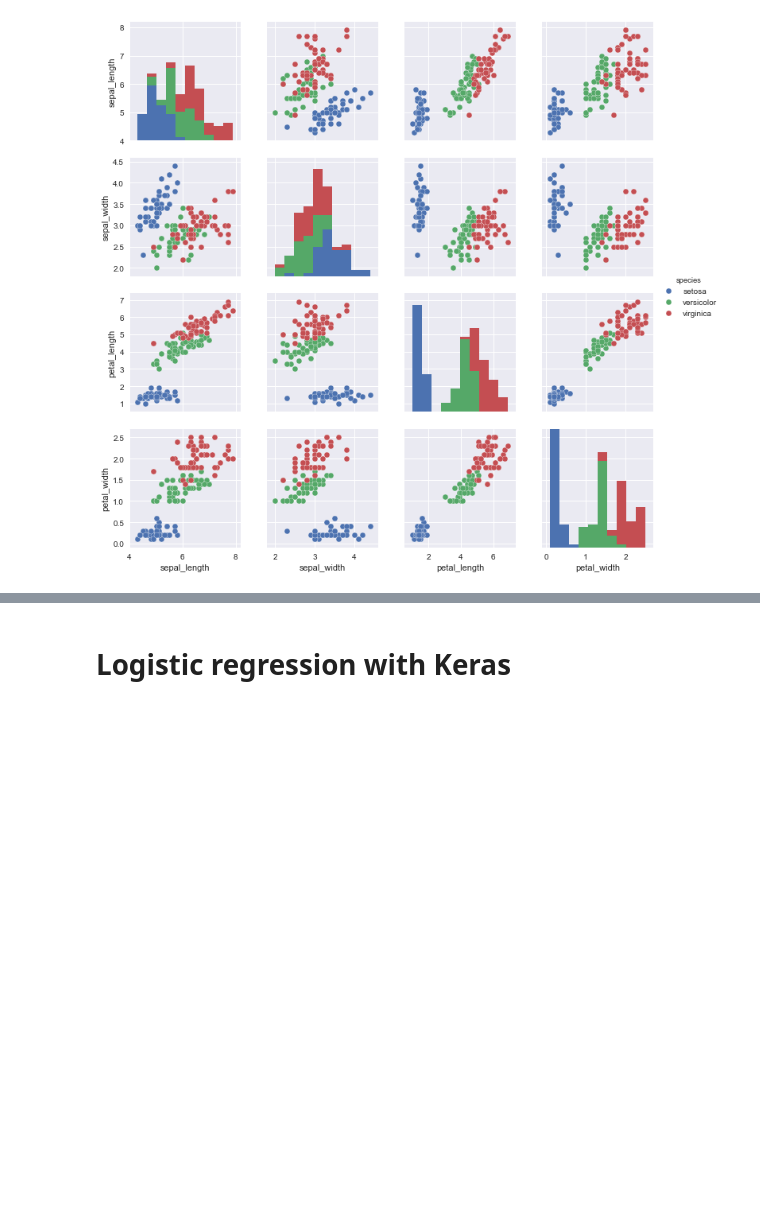
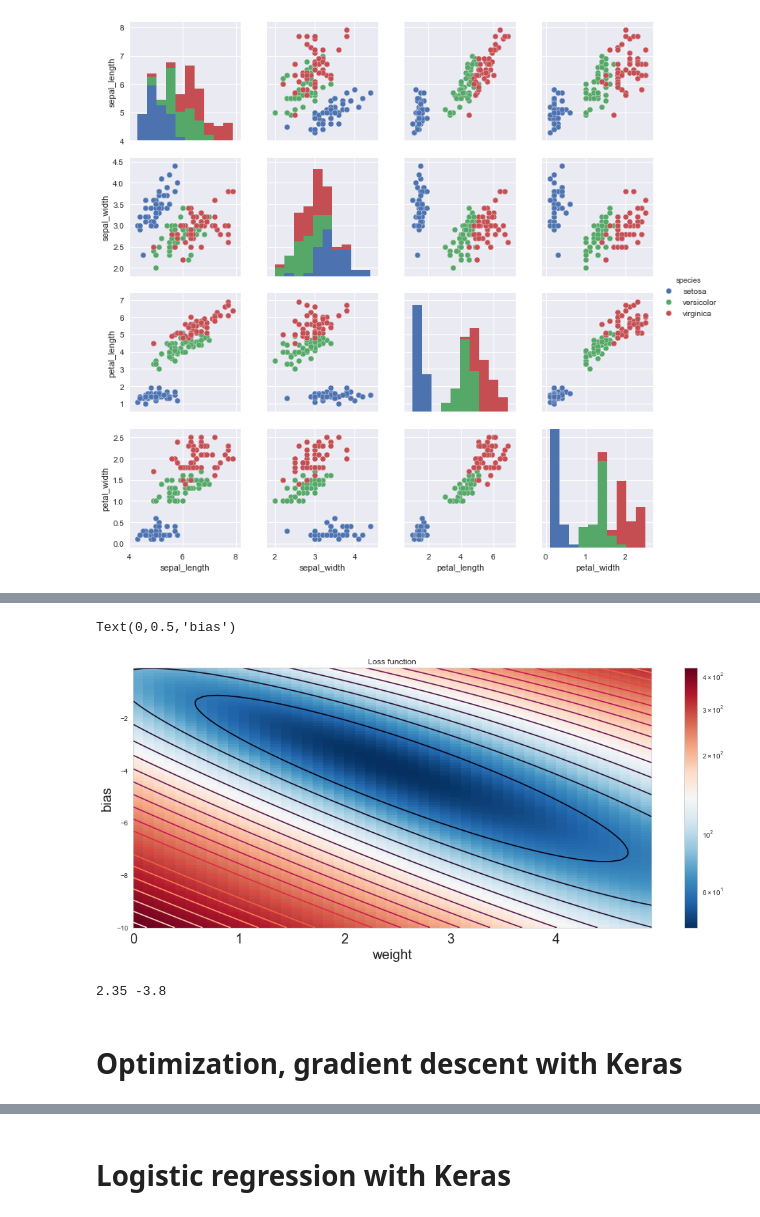
Before and after one commit to florentguymartin/introduction_neuralnetworks_keras, a Jupyter notebook: notebooks/iris.ipynb, the cells around one changed output, grey strips where cells are left out. Drawn from its saved outputs; the diff is of its cells as text; code cells hidden in the pictures; blank space fills up the shorter version.

```diff
--- a/notebooks/iris.ipynb
+++ b/notebooks/iris.ipynb
@@ -132,0 +204,39 @@ print(test_loss)
+# %%
+def get_loss(weigth,bias,x,y,C=1.):
+    """Compute the loss function."""
+    model = sklearn.linear_model.LogisticRegression()
+    model.coef_ = np.array([[weigth]])
+    model.intercept_ = np.array([[bias]])
+    pred = model.predict_proba(x)[:,1]
+    #print(pred)
+    log_loss = x.shape[0]*sklearn.metrics.log_loss(y,pred)
+    #print(log_loss)
+    loss = 0.5*(weigth**2 + bias**2) + C*log_loss
+    return loss
+
+def get_loss1(weigth,bias):
+    return get_loss(weigth,bias,x_train,y_train,1.)
+vloss = np.vectorize(get_loss1)
+
+def get_meshgrid(xstart,xend,xstep,ystart,yend,ystep):
+    xx,yy = np.mgrid[xstart:xend:xstep,ystart:yend:ystep]
+    return xx,yy
+# %%
+xx,yy = get_meshgrid(0,5,.1,-10,0,.1)
+# %%
+loss = vloss(xx,yy)
+# %%
+import matplotlib.colors as colors
+fig = plt.figure(figsize=(17,7))
+#plt.pcolor(xx,yy,loss,cmap='RdBu_r')
+plt.pcolor(xx,yy,loss,norm=colors.LogNorm(),cmap='RdBu_r')
+plt.colorbar()
+CS = plt.contour(xx, yy, loss,20)
+plt.title('Loss function')
+plt.xlabel('weight')
+plt.ylabel('bias')
+
+#plt.plot([-0,40],[-0*(-1.7),40*(-1.7)],'w--')
+# %% [output]
+Text(0,0.5,'bias')
+[figure, added]
@@ -132,0 +251,7 @@ print(test_loss)
+# %%
+idx = np.argmin(loss)
+print(xx.flatten()[idx],yy.flatten()[idx])
+# %% [output]
+2.35 -3.8
+# %% [markdown]
+# Optimization, gradient descent with Keras
```
Also changed, not shown: parts of 47 cells of this notebook, 1 other file.
